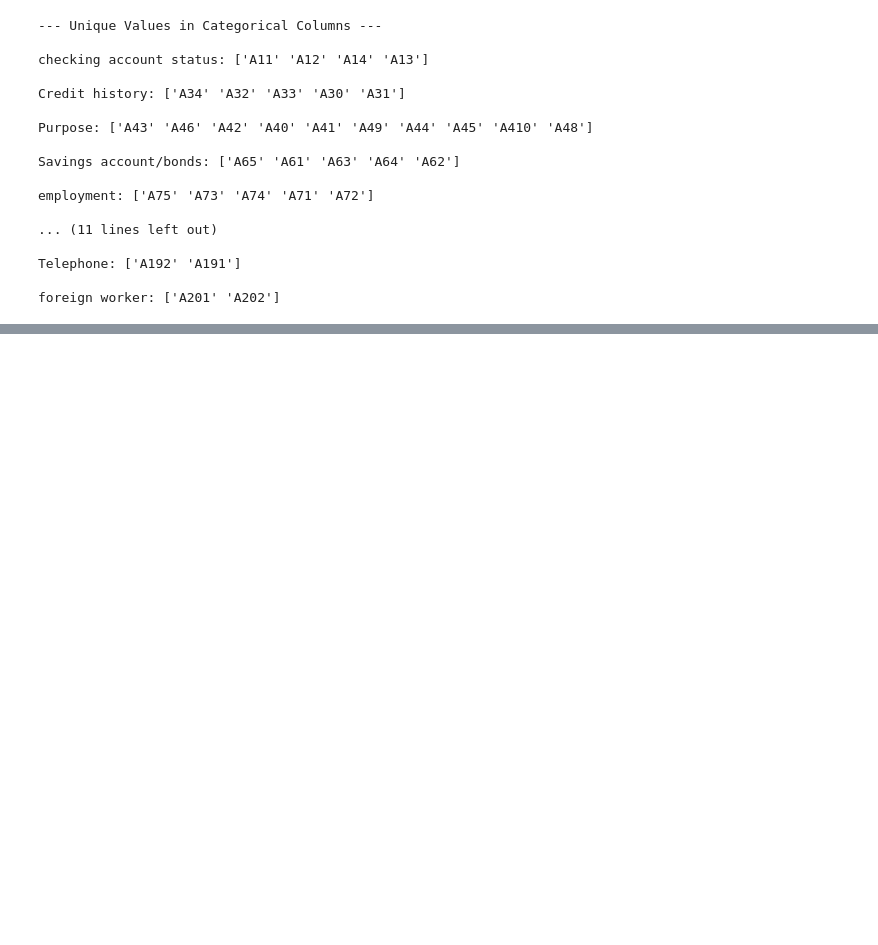
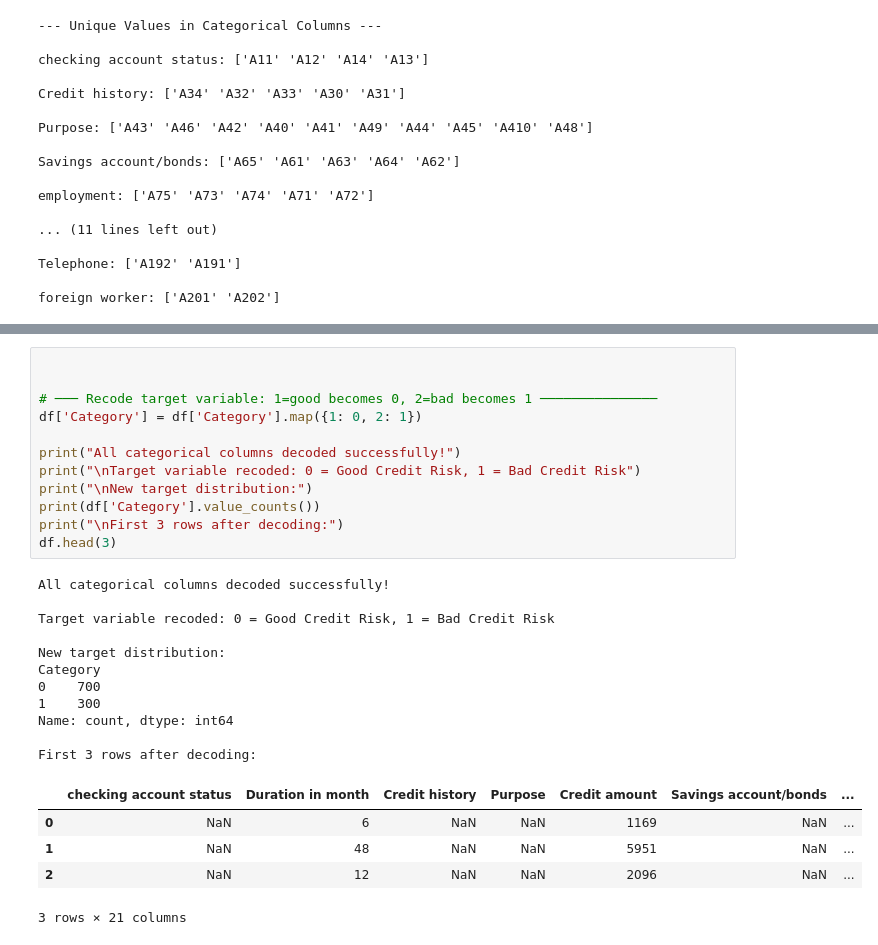
Before and after one commit to Aluka-Analysis/credit-risk-ml-system, a Jupyter notebook: notebooks/01_eda.ipynb, the cells around one changed output, grey strips where cells are left out. Cells and saved outputs as stored; diff of their text form; blank space fills up the shorter version.

```diff
--- a/notebooks/01_eda.ipynb
+++ b/notebooks/01_eda.ipynb
@@ -132,0 +363,29 @@ foreign worker: ['A201' 'A202']
+# %%
+
+
+# ─── Recode target variable: 1=good becomes 0, 2=bad becomes 1 ───────────────
+df['Category'] = df['Category'].map({1: 0, 2: 1})
+
+print("All categorical columns decoded successfully!")
+print("\nTarget variable recoded: 0 = Good Credit Risk, 1 = Bad Credit Risk")
+print("\nNew target distribution:")
+print(df['Category'].value_counts())
+print("\nFirst 3 rows after decoding:")
+df.head(3)
+# %% [output]
+All categorical columns decoded successfully!
+
+Target variable recoded: 0 = Good Credit Risk, 1 = Bad Credit Risk
+
+New target distribution:
+Category
+0    700
+1    300
+Name: count, dtype: int64
+
+First 3 rows after decoding:
+|  | checking account status | Duration in month | Credit history | Purpose | Credit amount | Savings account/bonds | ... |
+| 0 | NaN | 6 | NaN | NaN | 1169 | NaN | ... |
+| 1 | NaN | 48 | NaN | NaN | 5951 | NaN | ... |
+| 2 | NaN | 12 | NaN | NaN | 2096 | NaN | ... |
+3 rows × 21 columns
```
Also changed, not shown: parts of 16 cells of this notebook.
